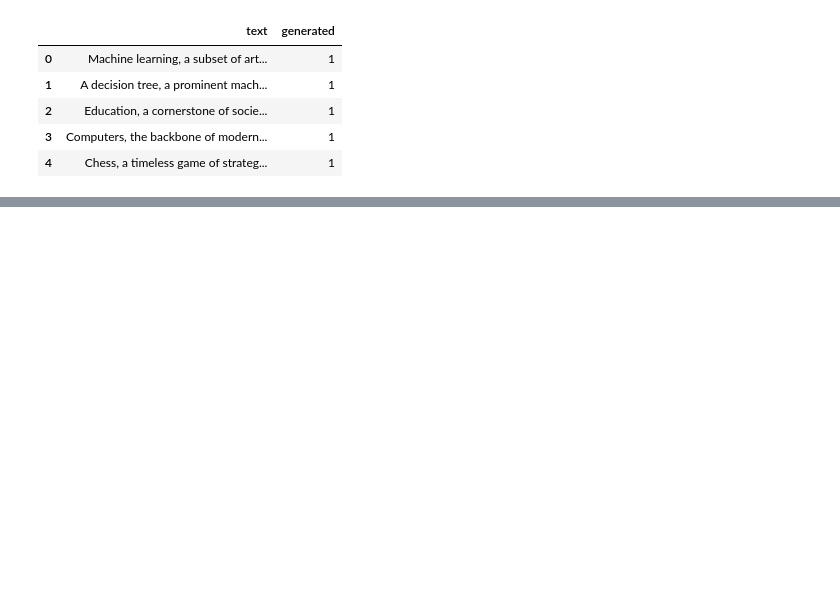
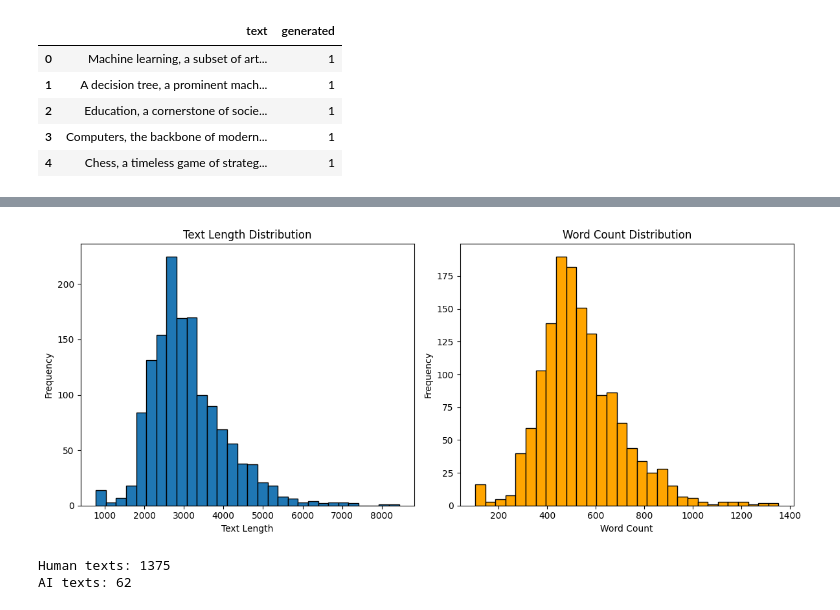
Before and after one commit to WellKnownDedication/Human-vs-AI-essays-classification-and-analysis, a Jupyter notebook: src/notebook bad dataset.ipynb, the cells around one changed output, grey strips where cells are left out. Cells and saved outputs as stored; diff of their text form; code cells hidden in the pictures; blank space fills up the shorter version.

```diff
--- a/src/notebook bad dataset.ipynb
+++ b/src/notebook bad dataset.ipynb
@@ -40,3 +72,30 @@ df[['text', 'generated']].sample(10)
+# %%
+plt.figure(figsize=(12, 5))
+
+# tex_len distribution
+plt.subplot(1, 2, 1)
+plt.hist(df['text_len'], bins=30, edgecolor='black')
+plt.title('Text Length Distribution')
+plt.xlabel('Text Length')
+plt.ylabel('Frequency')
+
+# word_count distribution
+plt.subplot(1, 2, 2)
+plt.hist(df['word_count'], bins=30, edgecolor='black', color='orange')
+plt.title('Word Count Distribution')
+plt.xlabel('Word Count')
+plt.ylabel('Frequency')
+
+plt.tight_layout()
+plt.show()
+# %% [output]
+[figure, added]
+# %%
+print(f"Human texts: {(df['generated'] == 0).sum()}")
+print(f"AI texts: {(df['generated'] == 1).sum()}")
+# %% [output]
+Human texts: 1375
+AI texts: 62
 # %%
 nlp = spacy.load("en_core_web_sm")
 doc = nlp(df["text"][0])
```
Also changed, not shown: parts of 6 cells of this notebook, 3 other files.
